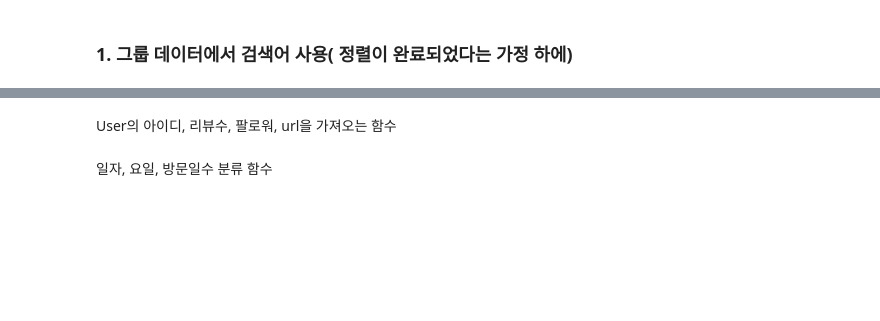
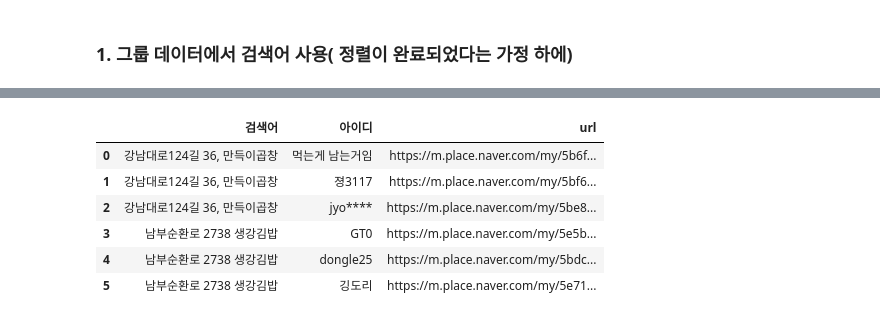
Before and after one commit to Lunch-Lab/data, a Jupyter notebook: naver_user_크롤링.ipynb, the cells around one changed output, grey strips where cells are left out. Cells and saved outputs as stored; diff of their text form; code cells hidden in the pictures; blank space fills up the shorter version.

```diff
--- a/naver_user_크롤링.ipynb
+++ b/naver_user_크롤링.ipynb
@@ -169,2 +264,0 @@ for _ in range(num_click):
-# %% [markdown]
-User의 아이디, 리뷰수, 팔로워, url을 가져오는 함수
@@ -204,2 +264,0 @@ def user_profile(url) :
-# %% [markdown]
-일자, 요일, 방문일수 분류 함수
@@ -231 +265,58 @@ def change_date_format(날짜) :
+# %%
+user_url_info_df = pd.DataFrame()
+search_name_list = []
+user_url_list = []
+user_name_list = []
+
+for i in tqdm(range(0, len(res_df)), desc='진행 중', position=0, leave=True):
+    name = res_df['검색어'][i]
+    driver.get('https://map.naver.com/p/search/{}'.format(name))
+    time.sleep(3)
+
+    try:
+        if driver.find_elements(By.ID, 'entryIframe'):
+            entryIframe = driver.find_element(By.ID, 'entryIframe')
+            driver.switch_to.frame(entryIframe)
+            time.sleep(3)
+
+        # url이 나타날때까지 스크롤 내리기
+        driver.execute_script("window.scrollTo(0, document.body.scrollHeight);")
+        time.sleep(3)
+
+        # html 긁어오기
+        html_code = driver.page_source
+        soup = BeautifulSoup(html_code, 'html.parser')
+
+        # 리뷰들이 포함된 <li> 태그들을 선택
+        reviews = soup.select('ul.Uf1BQ li.qrzj_')
+
+        for review in reviews:
+            # 리뷰 페이지의 href 가져오기
+            user_url = review.select_one('div.ozEbl a.iz4rh').get('href')
+            user_name = review.select_one('div.rg88i').text
+
+            ## 리스트 ㄱ
+            search_name_list.append(name)
+            user_url_list.append(user_url)
+            user_name_list.append(user_name)
+
+    except Exception as e:
+        print(f"에러 메시지: {str(e)}")
+
+
+user_url_info_df = pd.DataFrame({'검색어' : search_name_list,
+                                 '아이디' : user_name_list,
+                             'url' : user_url_list
+                             })
+
+
+user_url_info_df
+# %% [output]
+|  | 검색어 | 아이디 | url |
+| 0 | 강남대로124길 36, 만득이곱창 | 먹는게 남는거임 | https://m.place.naver.com/my/5b6f... |
+| 1 | 강남대로124길 36, 만득이곱창 | 졍3117 | https://m.place.naver.com/my/5bf6... |
+| 2 | 강남대로124길 36, 만득이곱창 | jyo**** | https://m.place.naver.com/my/5be8... |
+| 3 | 남부순환로 2738 생강김밥 | GT0 | https://m.place.naver.com/my/5e5b... |
+| 4 | 남부순환로 2738 생강김밥 | dongle25 | https://m.place.naver.com/my/5bdc... |
+| 5 | 남부순환로 2738 생강김밥 | 깅도리 | https://m.place.naver.com/my/5e71... |
 # %% [markdown]
```
Also changed, not shown: parts of 31 cells of this notebook, 2 other files.
